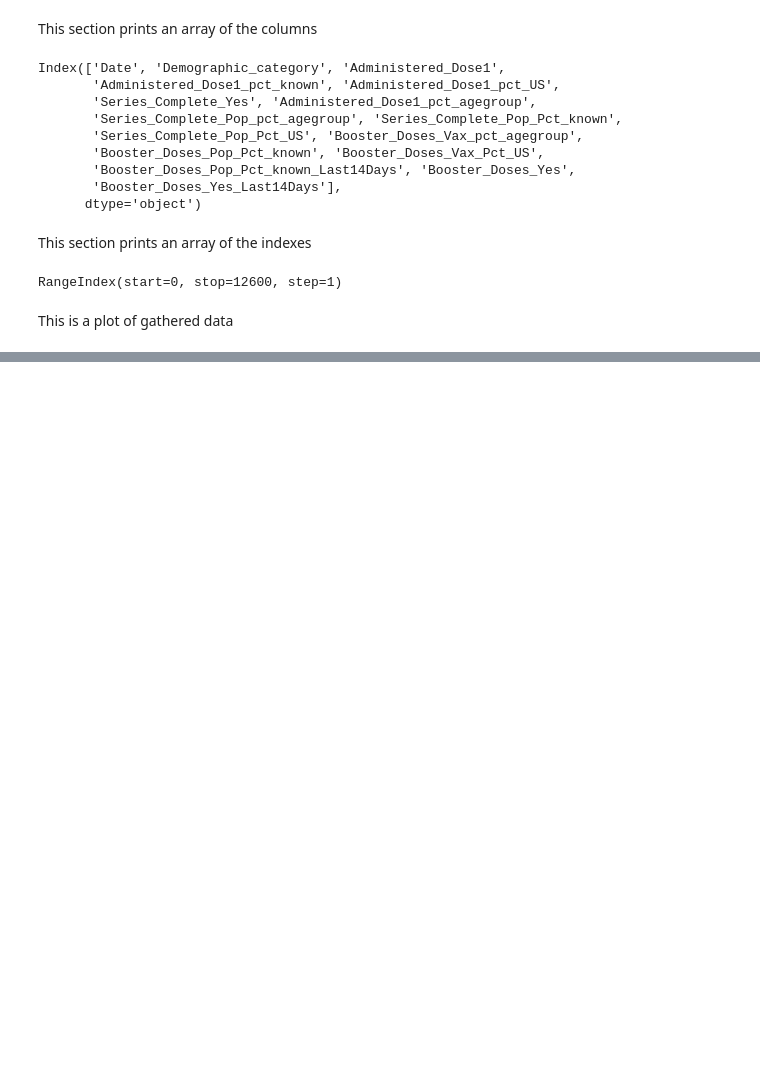
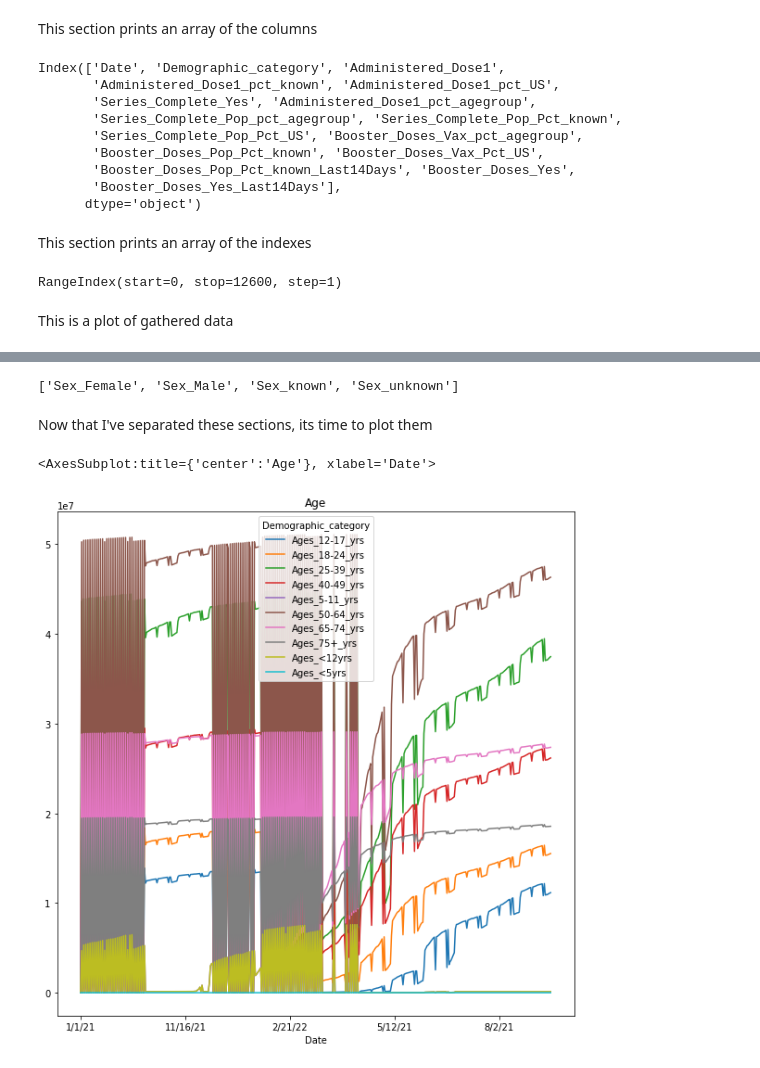
Before and after one commit to LeoraKelseyBrandeis/cs103a-cpa01, a Jupyter notebook: cpa01.ipynb, the cells around one changed output, grey strips where cells are left out. Saved outputs shown, nothing was run; the diff lists cells and outputs as text; code cells hidden in the pictures; blank space fills up the shorter version.

```diff
--- a/cpa01.ipynb
+++ b/cpa01.ipynb
@@ -66,0 +109,7 @@ pivotted = pd.pivot_table(info,)
+# %%
+ages = []
+for column in pivotted.columns:
+    if 'Age' in column:
+        if not '15' in column and not '16' in column and not 'known' in column:
+            ages += [column]
+ages
@@ -66,0 +143,15 @@ pivotted = pd.pivot_table(info,)
+# %%
+sex = []
+for column in pivotted.columns:
+    if 'Sex' in column:
+        sex += [column]
+sex
+# %% [output]
+['Sex_Female', 'Sex_Male', 'Sex_known', 'Sex_unknown']
+# %% [markdown]
+Now that I've separated these sections, its time to plot them
+# %%
+pivotted[ages].plot(title = 'Age',figsize = (10,10))
+# %% [output]
+<AxesSubplot:title={'center':'Age'}, xlabel='Date'>
+[figure, added]
```
Also changed, not shown: parts of 15 cells of this notebook.
